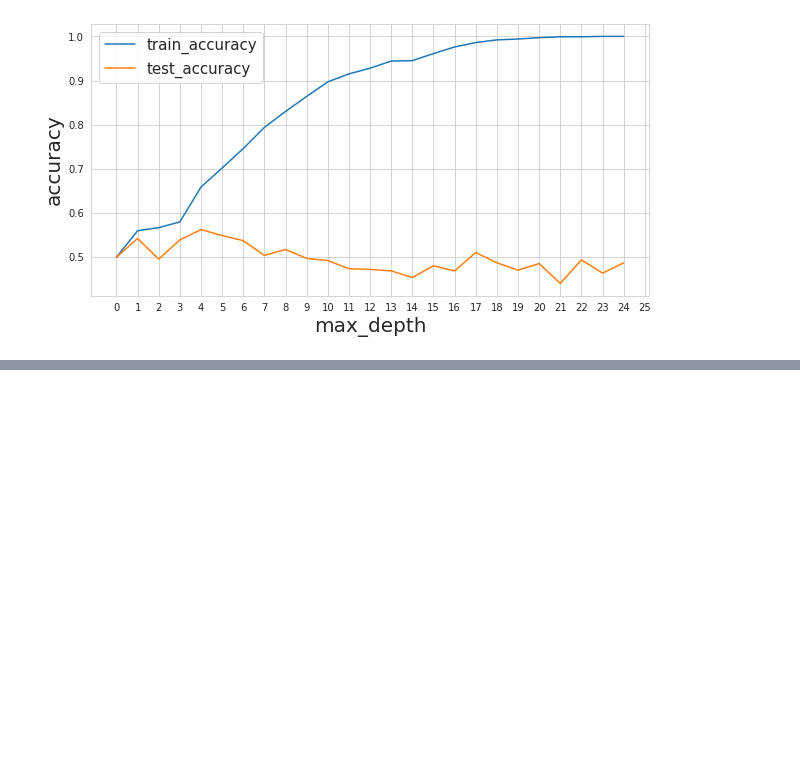
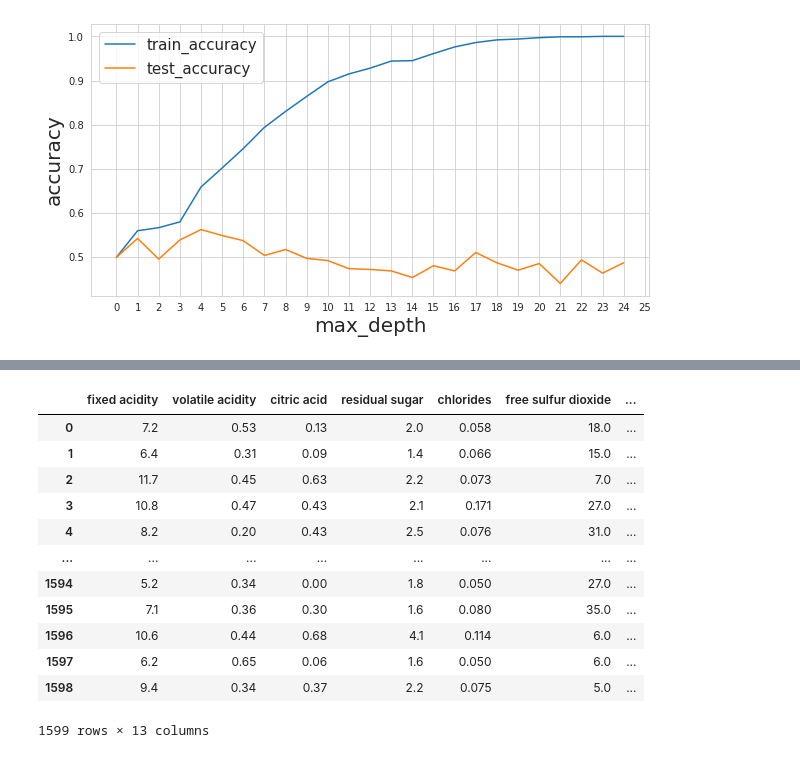
Before and after one commit to aneeshcheriank/approaching-any-machine-learning-problem, a Jupyter notebook: Supervised_vs_unsupervised.ipynb, the cells around one changed output, grey strips where cells are left out. Cells and saved outputs as stored; diff of their text form; code cells hidden in the pictures; blank space fills up the shorter version.

```diff
--- a/Supervised_vs_unsupervised.ipynb
+++ b/Supervised_vs_unsupervised.ipynb
@@ -236,0 +261,36 @@ test_accuracy
+# %%
+# K-fold cross validation
+
+import pandas as pd
+from sklearn import model_selection
+
+if __name__ == '__main__':
+  df = pd.read_csv('winequality-red.csv')
+
+  # create a column 'k-fold' and fill with -1
+  df['kfold'] = -1
+  # randomize the rows
+  df = df.sample(frac=1).reset_index(drop=True)
+
+  kf = model_selection.KFold(n_splits=5)
+
+  for fold, (train_, val_) in enumerate(kf.split(X=df)):
+    df.loc[val_, 'kfold'] = fold
+
+  df.to_csv('train_folds.csv', index=False)
+# %%
+df
+# %% [output]
+|  | fixed acidity | volatile acidity | citric acid | residual sugar | chlorides | free sulfur dioxide | ... |
+| 0 | 7.2 | 0.53 | 0.13 | 2.0 | 0.058 | 18.0 | ... |
+| 1 | 6.4 | 0.31 | 0.09 | 1.4 | 0.066 | 15.0 | ... |
+| 2 | 11.7 | 0.45 | 0.63 | 2.2 | 0.073 | 7.0 | ... |
+| 3 | 10.8 | 0.47 | 0.43 | 2.1 | 0.171 | 27.0 | ... |
+| 4 | 8.2 | 0.20 | 0.43 | 2.5 | 0.076 | 31.0 | ... |
+| ... | ... | ... | ... | ... | ... | ... | ... |
+| 1594 | 5.2 | 0.34 | 0.00 | 1.8 | 0.050 | 27.0 | ... |
+| 1595 | 7.1 | 0.36 | 0.30 | 1.6 | 0.080 | 35.0 | ... |
+| 1596 | 10.6 | 0.44 | 0.68 | 4.1 | 0.114 | 6.0 | ... |
+| 1597 | 6.2 | 0.65 | 0.06 | 1.6 | 0.050 | 6.0 | ... |
+| 1598 | 9.4 | 0.34 | 0.37 | 2.2 | 0.075 | 5.0 | ... |
+1599 rows × 13 columns
```
Also changed, not shown: parts of 6 cells of this notebook.
